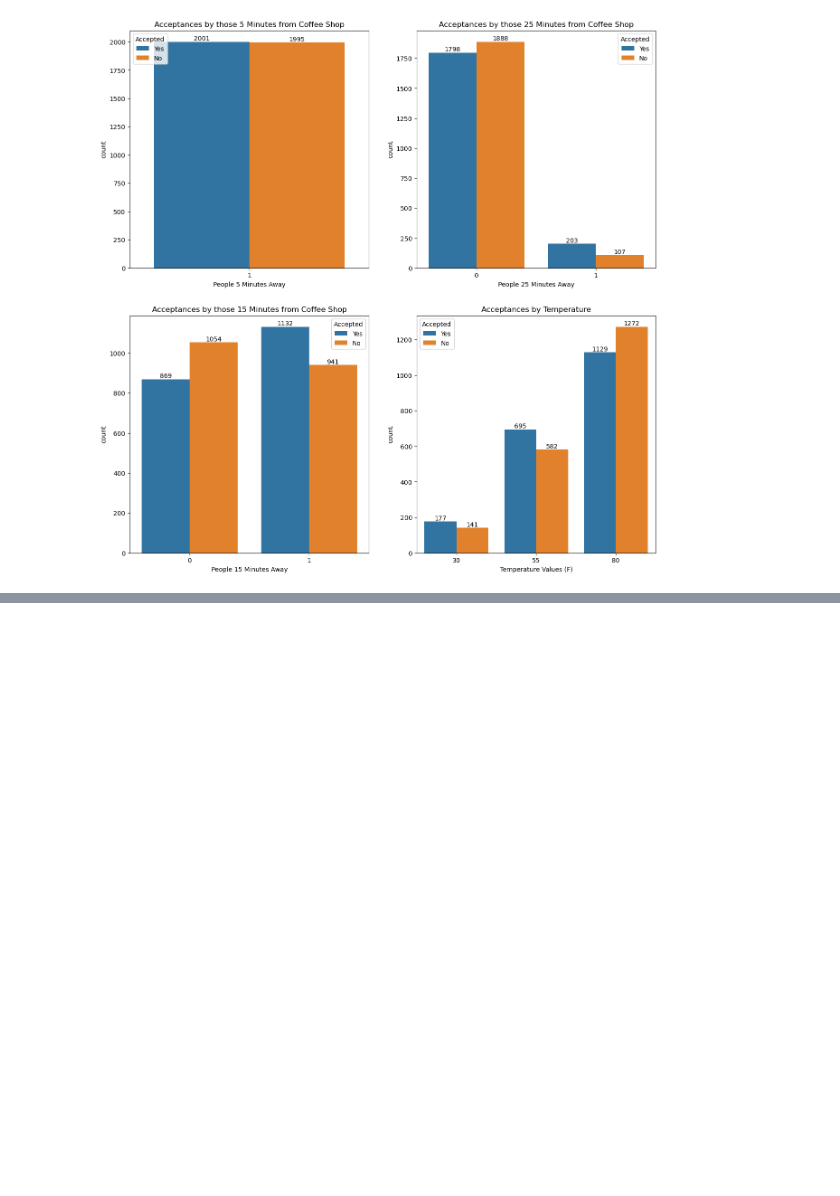
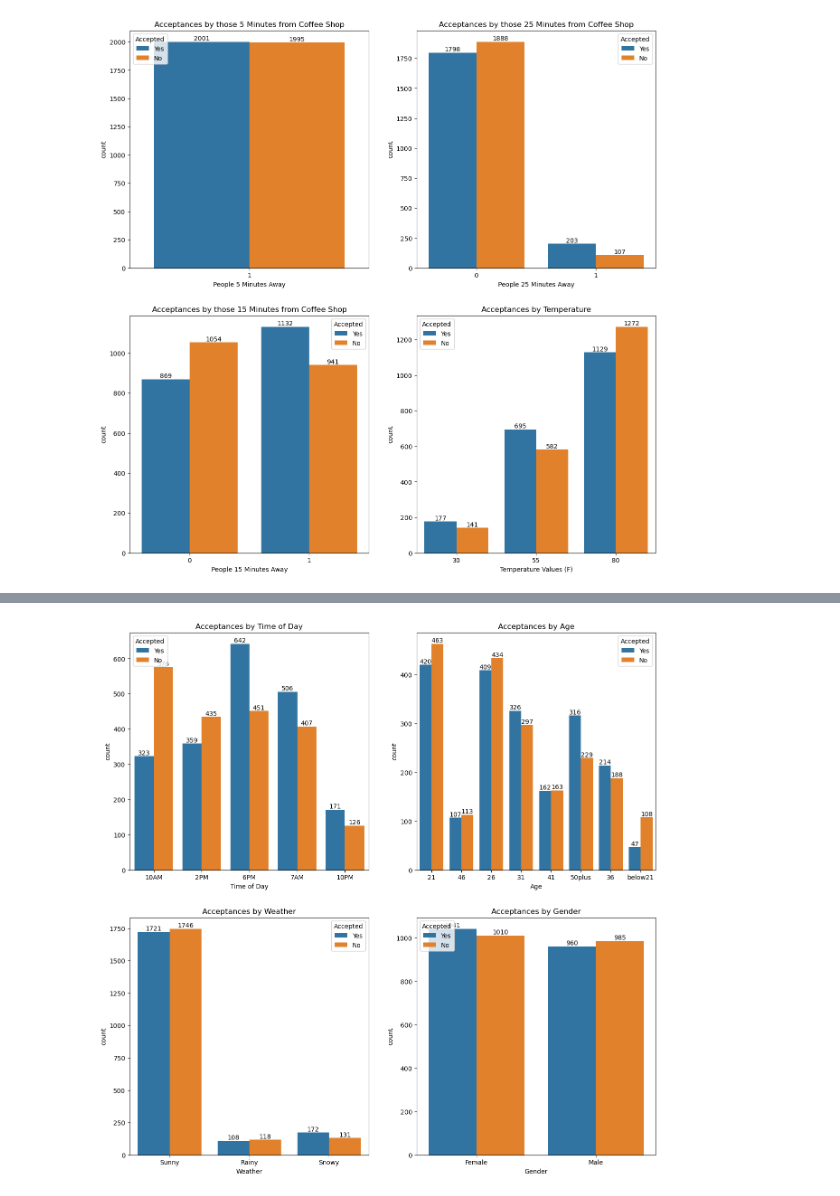
Before and after one commit to pratikbassi/Will-the-Customer-Accept-the-Coupon-, a Jupyter notebook: prompt.ipynb, the cells around one changed output, grey strips where cells are left out. Drawn from its saved outputs; the diff is of its cells as text; code cells hidden in the pictures; blank space fills up the shorter version.

```diff
--- a/prompt.ipynb
+++ b/prompt.ipynb
@@ -312,5 +324,4 @@ Using the bar coupon example as motivation, you are to explore one of the other
 # %%
-coffee_house_data = data[data['coupon'] == 'Coffee House']
 
 
 sns.heatmap(coffee_house_data.corr(numeric_only=True), annot=True )
@@ -351,0 +365,30 @@ axes[1,1].bar_label(axes[1,1].containers[1], fontsize=10);
+# %%
+fig, axes = plt.subplots(2, 2, figsize=(15, 15))
+
+sns.countplot(coffee_house_data, x='time', hue=coffee_house_data['Y'], ax=axes[0,0])
+sns.countplot(coffee_house_data, x='weather', hue=coffee_house_data['Y'], ax=axes[1,0])
+sns.countplot(coffee_house_data, x='age', hue=coffee_house_data['Y'], ax=axes[0,1])
+sns.countplot(coffee_house_data, x='gender', hue=coffee_house_data['Y'], ax=axes[1,1])
+
+
+axes[0,0].legend(title='Accepted', loc='upper left', labels=['Yes', 'No'])
+axes[0,0].set(xlabel ="Time of Day", title ='Acceptances by Time of Day')
+axes[0,0].bar_label(axes[0,0].containers[0], fontsize=10);
+axes[0,0].bar_label(axes[0,0].containers[1], fontsize=10);
+
+axes[0,1].legend(title='Accepted', loc='upper right', labels=['Yes', 'No'])
+axes[0,1].set(xlabel ="Age", title ='Acceptances by Age')
+axes[0,1].bar_label(axes[0,1].containers[0], fontsize=10);
+axes[0,1].bar_label(axes[0,1].containers[1], fontsize=10);
+
+axes[1,0].legend(title='Accepted', loc='upper right', labels=['Yes', 'No'])
+axes[1,0].set(xlabel ="Weather", title ='Acceptances by Weather')
+axes[1,0].bar_label(axes[1,0].containers[0], fontsize=10);
+axes[1,0].bar_label(axes[1,0].containers[1], fontsize=10);
+
+axes[1,1].legend(title='Accepted', loc='upper left', labels=['Yes', 'No'])
+axes[1,1].set(xlabel ="Gender", title ='Acceptances by Gender')
+axes[1,1].bar_label(axes[1,1].containers[0], fontsize=10);
+axes[1,1].bar_label(axes[1,1].containers[1], fontsize=10);
+# %% [output]
+[figure, added]
```
Also changed, not shown: parts of 6 cells of this notebook, 9 other files.
